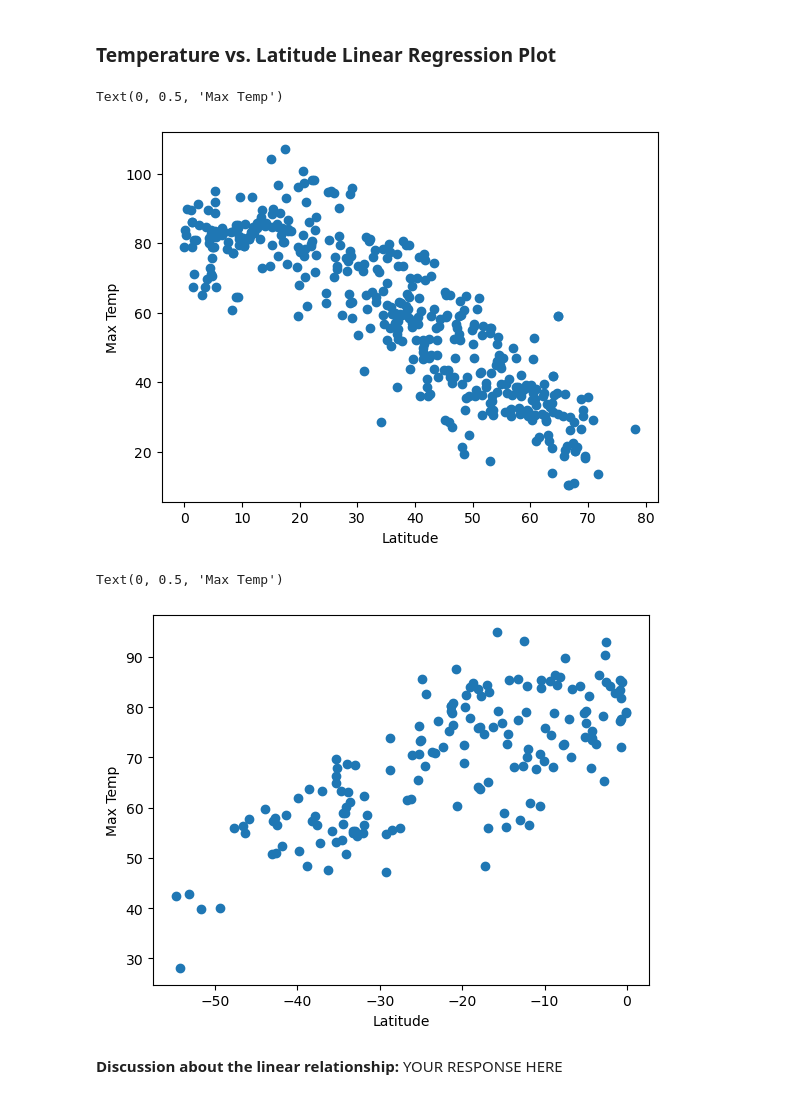
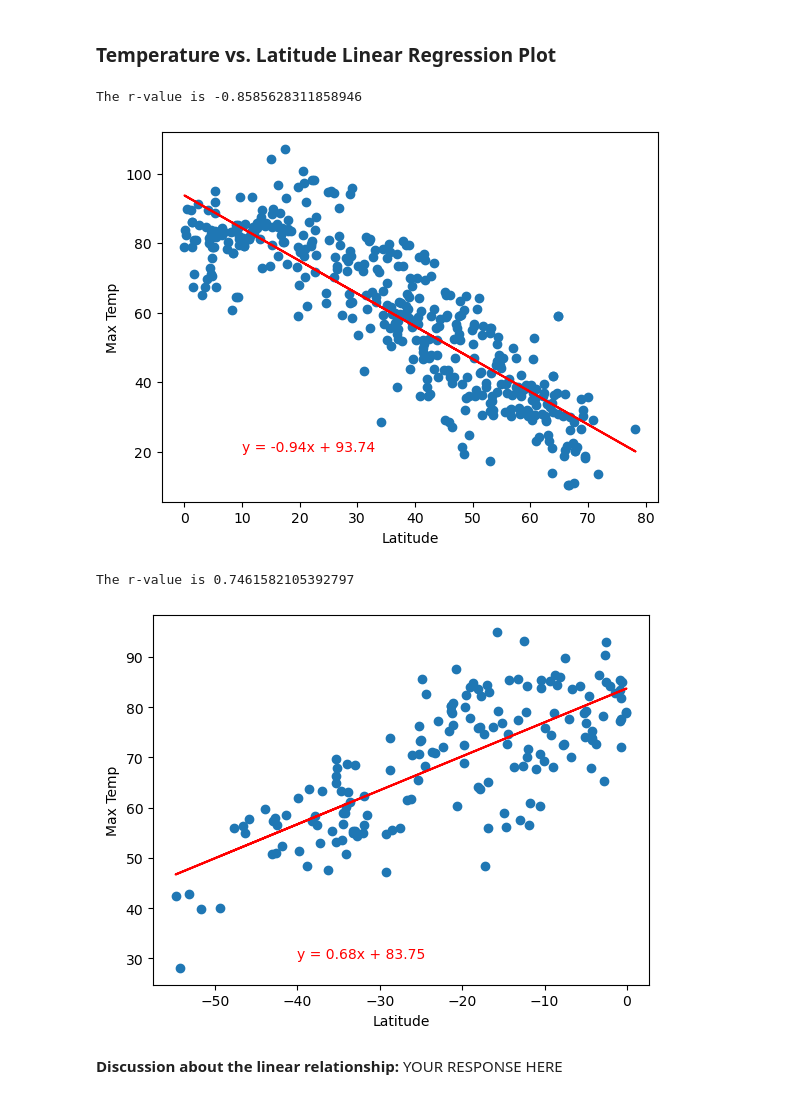
Before and after one commit to aortmeier20/python_api_challenge, a Jupyter notebook: WeatherPyAOEdit3.ipynb, the cells around one changed output. Saved outputs shown, nothing was run; the diff lists cells and outputs as text; code cells hidden in the pictures.

Commit message:
Finished Weather Plot, deleted old files

```diff
--- a/WeatherPyAOEdit3.ipynb
+++ b/WeatherPyAOEdit3.ipynb
@@ -301,28 +301,43 @@ southern_hemi_df.head()
 # %%
 # Linear regression on Northern Hemisphere
 x_value = northern_hemi_df["Lat"]
 y_value = northern_hemi_df["Max Temp"]
 
 slope = linregress(x_value, y_value)
+(slope, intercept, rvalue, pvalue, stderr) = linregress(x_value, y_value)
+regress_line = x_value * slope + intercept
+regress_eq = "y = " + str(round(slope, 2)) + "x + " + str(round(intercept, 2))
 
 
 plt.scatter(x_value, y_value)
+plt.plot(x_value, regress_line, "r")
+plt.annotate(regress_eq, (10, 20),fontsize = 10, color="red")
 plt.xlabel("Latitude")
 plt.ylabel("Max Temp")
+print(f'The r-value is {rvalue}')
 # %% [output]
-Text(0, 0.5, 'Max Temp')
+The r-value is -0.8585628311858946
-[figure, old version]
+[figure, new version]
 # %%
 # Linear regression on Southern Hemisphere
 x_value = southern_hemi_df["Lat"]
 y_value = southern_hemi_df["Max Temp"]
 
+slope = linregress(x_value, y_value)
+(slope, intercept, rvalue, pvalue, stderr) = linregress(x_value, y_value)
+regress_line = x_value * slope + intercept
+regress_eq = "y = " + str(round(slope, 2)) + "x + " + str(round(intercept, 2))
+
+
 plt.scatter(x_value, y_value)
+plt.plot(x_value, regress_line, "r")
+plt.annotate(regress_eq, (-40, 30),fontsize = 10, color="red")
 plt.xlabel("Latitude")
 plt.ylabel("Max Temp")
+print(f'The r-value is {rvalue}')
 # %% [output]
-Text(0, 0.5, 'Max Temp')
+The r-value is 0.7461582105392797
-[figure, old version]
+[figure, new version]
 # %% [markdown]
 **Discussion about the linear relationship:** YOUR RESPONSE HERE
 # %% [markdown]
```
Also changed, not shown: parts of 11 cells of this notebook, 4 other files.
